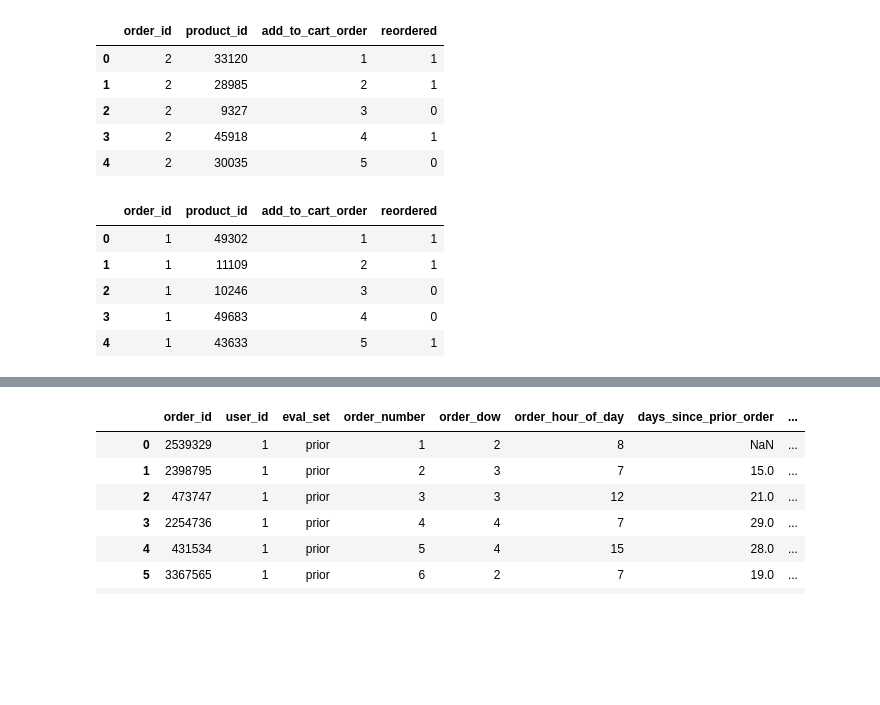
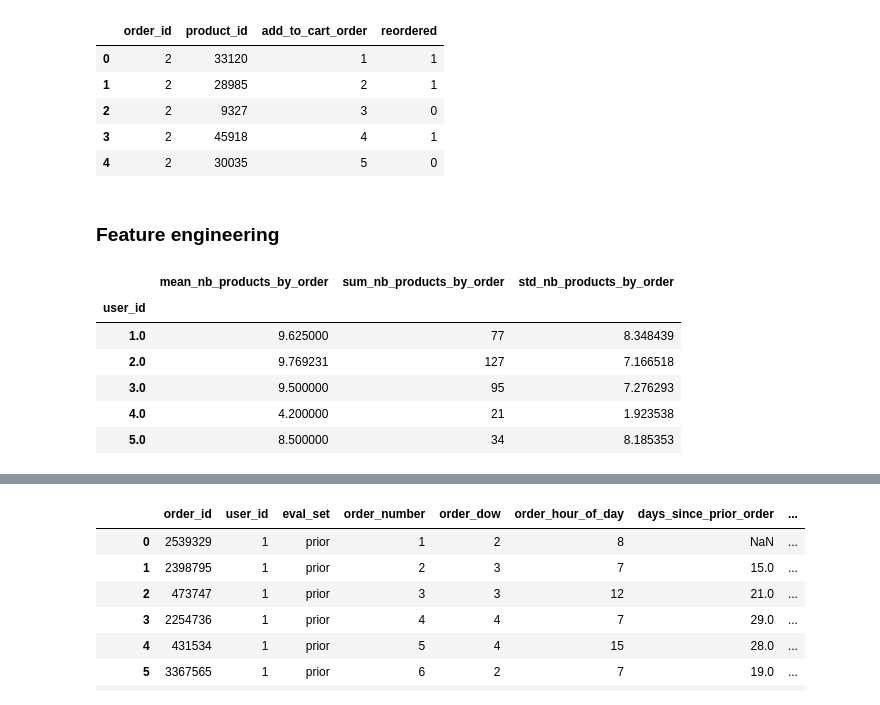
Before and after one commit to msaada/kaggle-competitions, a Jupyter notebook: instacart/instacart_micka.ipynb, the cells around one changed output, grey strips where cells are left out. Drawn from its saved outputs; the diff is of its cells as text; code cells hidden in the pictures; blank space fills up the shorter version.

Commit message:
feat(instacart): add aisles related features for user

```diff
--- a/instacart/instacart_micka.ipynb
+++ b/instacart/instacart_micka.ipynb
@@ -10,10 +11,11 @@ from collections import Counter
 # %%
-aisles_df = pd.read_csv('aisles.csv')
-departments_df = pd.read_csv('departments.csv')
-products_df = pd.read_csv('products.csv')
-orders_df = pd.read_csv('orders.csv')
-order_products_train_df = pd.read_csv('order_products__train.csv')
-order_products_prior_df = pd.read_csv('order_products__prior.csv')
+ROOT_DATA = 'data'
+aisles_df = pd.read_csv(os.path.join(ROOT_DATA, 'aisles.csv'))
+departments_df = pd.read_csv(os.path.join(ROOT_DATA, 'departments.csv'))
+products_df = pd.read_csv(os.path.join(ROOT_DATA, 'products.csv'))
+orders_df = pd.read_csv(os.path.join(ROOT_DATA, 'orders.csv'))
+order_products_train_df = pd.read_csv(os.path.join(ROOT_DATA, 'order_products__train.csv'))
+order_products_prior_df = pd.read_csv(os.path.join(ROOT_DATA, 'order_products__prior.csv'))
 # %% [markdown]
 ## Data Viz
 # %% [markdown]
@@ -68,12 +78,41 @@ order_products_prior_df.head()
 | 2 | 2 | 9327 | 3 | 0 |
 | 3 | 2 | 45918 | 4 | 1 |
 | 4 | 2 | 30035 | 5 | 0 |
+# %% [markdown]
+### Feature engineering
+# %%
+def get_numbers_of_products_features_df(orders_df, order_products_prior_df):
+    # Get number of products by order
+    order_nb_of_products = order_products_prior_df.groupby('order_id')['product_id'].count()
+    order_nb_of_products_df = order_nb_of_products.to_frame()
+    order_nb_of_products_df = order_nb_of_products_df.rename(columns = {'product_id':'nb_of_products'})
+
+    # Get user_id of each order
+    order_products_by_user = order_nb_of_products_df.join(orders_df)
+    order_products_by_user = order_products_by_user[order_products_by_user.eval_set == 'prior']
+
+    # Compute features
+    mean_products_by_id = order_products_by_user.groupby('user_id')['nb_of_products'].mean()
+    sum_products_by_id = order_products_by_user.groupby('user_id')['nb_of_products'].sum()
+    std_products_by_id = order_products_by_user.groupby('user_id')['nb_of_products'].std()
+
+    # Rename features
+    mean_products_by_id_df = mean_products_by_id.to_frame(name="mean_nb_products_by_order")
+    sum_products_by_id_df = sum_products_by_id.to_frame(name="sum_nb_products_by_order")
+    std_products_by_id_df = std_products_by_id.to_frame(name="std_nb_products_by_order")
+
+    # Features on numbers of products per order per user
+    nb_products_by_order_by_user_df = pd.concat([mean_products_by_id_df, sum_products_by_id_df, std_products_by_id_df], axis=1)
+    return nb_products_by_order_by_user_df
+# %%
+products_number_features_df = get_numbers_of_products_features_df(orders_df, order_products_prior_df)
 # %%
-order_products_train_df.head()
+products_number_features_df.head()
 # %% [output]
-|  | order_id | product_id | add_to_cart_order | reordered |
-| 0 | 1 | 49302 | 1 | 1 |
-| 1 | 1 | 11109 | 2 | 1 |
-| 2 | 1 | 10246 | 3 | 0 |
-| 3 | 1 | 49683 | 4 | 0 |
-| 4 | 1 | 43633 | 5 | 1 |
+|  | mean_nb_products_by_order | sum_nb_products_by_order | std_nb_products_by_order |
+| user_id |  |  |  |
+| 1.0 | 9.625000 | 77 | 8.348439 |
+| 2.0 | 9.769231 | 127 | 7.166518 |
+| 3.0 | 9.500000 | 95 | 7.276293 |
+| 4.0 | 4.200000 | 21 | 1.923538 |
+| 5.0 | 8.500000 | 34 | 8.185353 |
```
Also changed, not shown: parts of 18 cells of this notebook.
